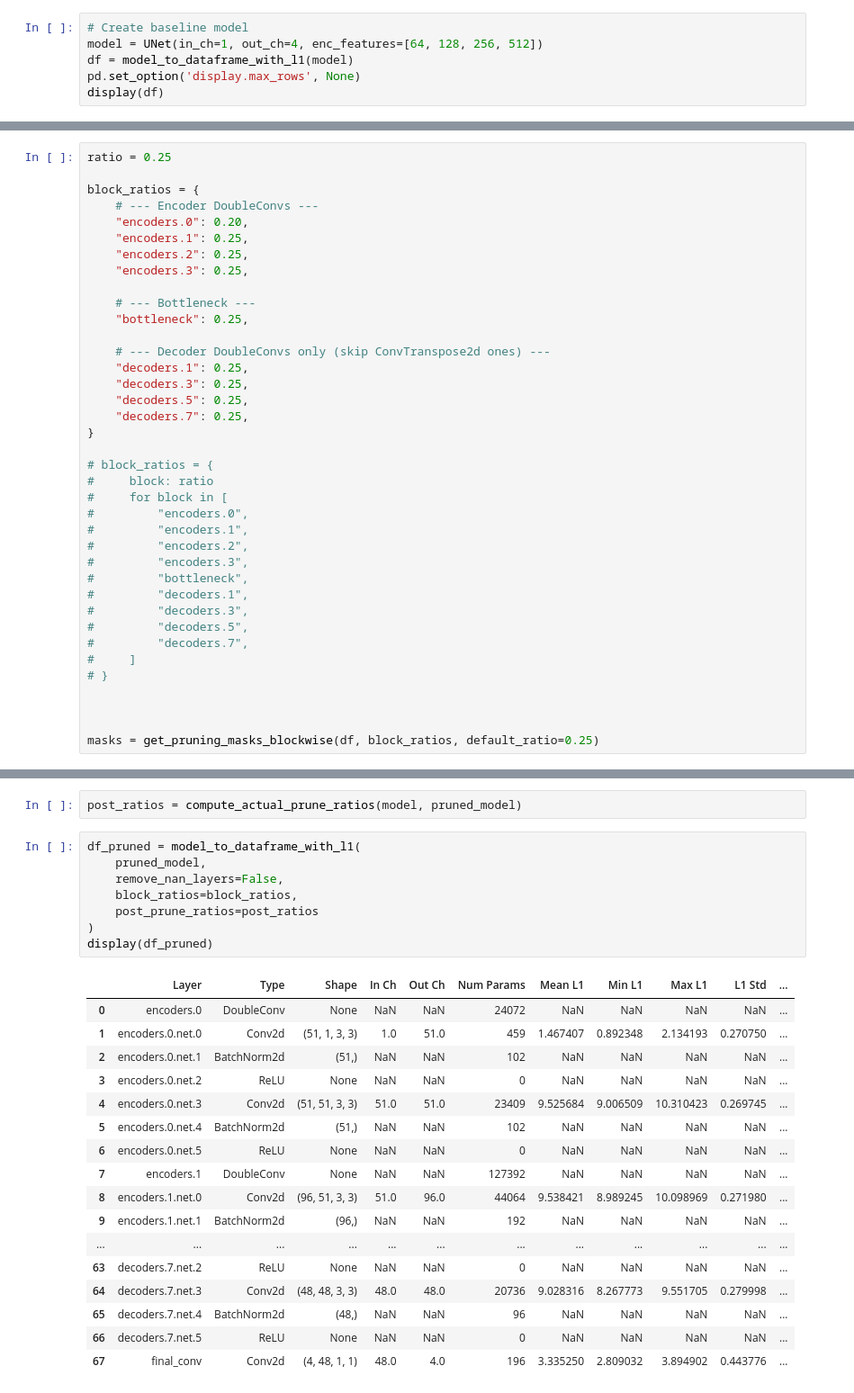
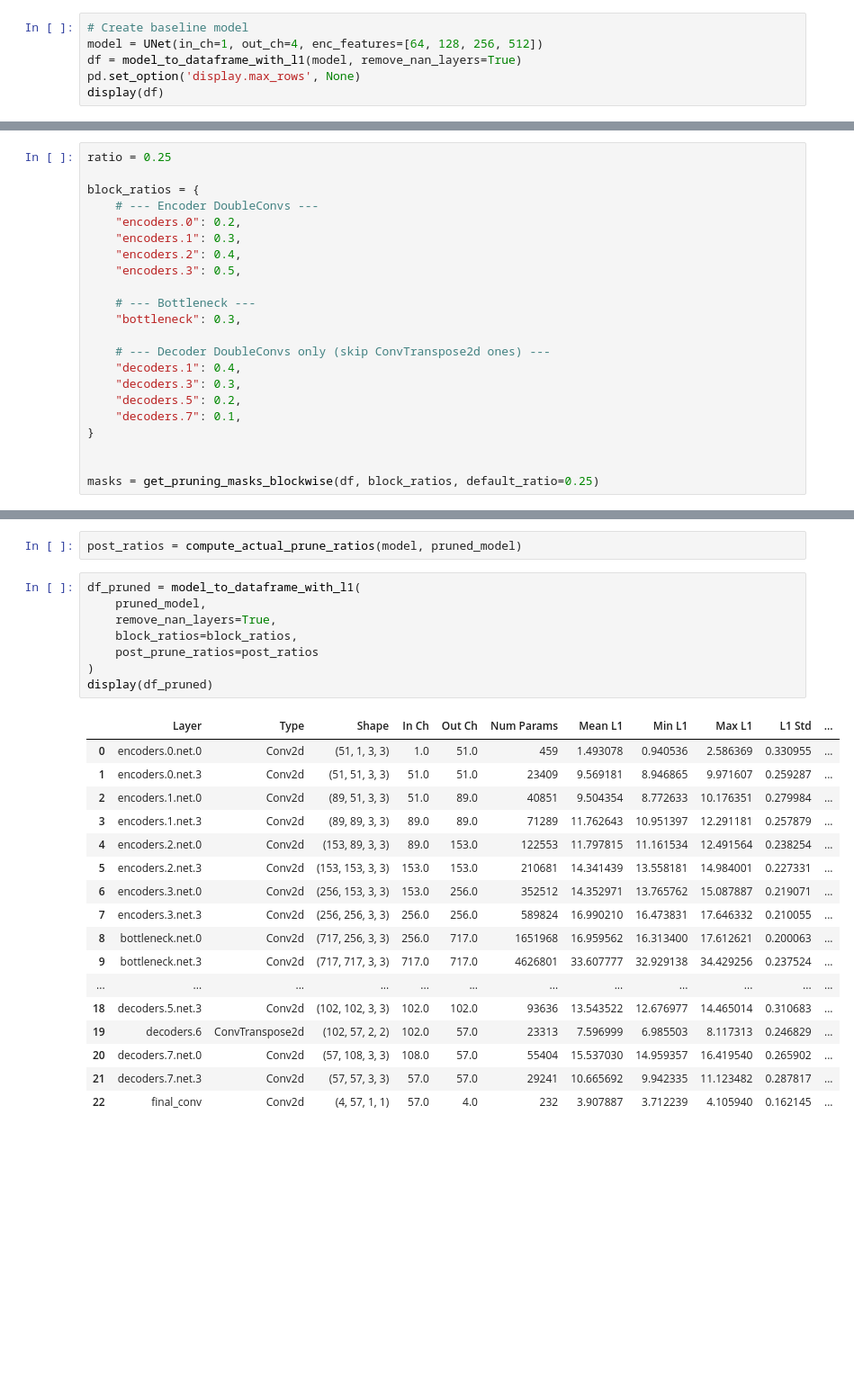
Before and after one commit to TijmenToxopeus/basic_UNet, a Jupyter notebook: src/pruning/pruning_notebook.ipynb, the cells around one changed output, grey strips where cells are left out. Shown at 90% size. Drawn from its saved outputs; the diff is of its cells as text; blank space fills up the shorter version.

```diff
--- a/src/pruning/pruning_notebook.ipynb
+++ b/src/pruning/pruning_notebook.ipynb
@@ -22,7 +22,7 @@ from src.pruning.rebuild import rebuild_pruned_unet, find_prev_conv_name
 # %%
 # Create baseline model
 model = UNet(in_ch=1, out_ch=4, enc_features=[64, 128, 256, 512])
-df = model_to_dataframe_with_l1(model)
+df = model_to_dataframe_with_l1(model, remove_nan_layers=True)
 pd.set_option('display.max_rows', None)
 display(df)
 # %% [output]
@@ -60,36 +60,20 @@ ratio = 0.25
 
 block_ratios = {
     # --- Encoder DoubleConvs ---
-    "encoders.0": 0.20,
-    "encoders.1": 0.25,
-    "encoders.2": 0.25,
-    "encoders.3": 0.25,
+    "encoders.0": 0.2,
+    "encoders.1": 0.3,
+    "encoders.2": 0.4,
+    "encoders.3": 0.5,
 
     # --- Bottleneck ---
-    "bottleneck": 0.25,
+    "bottleneck": 0.3,
 
     # --- Decoder DoubleConvs only (skip ConvTranspose2d ones) ---
-    "decoders.1": 0.25,
-    "decoders.3": 0.25,
-    "decoders.5": 0.25,
-    "decoders.7": 0.25,
+    "decoders.1": 0.4,
+    "decoders.3": 0.3,
+    "decoders.5": 0.2,
+    "decoders.7": 0.1,
 }
-
-# block_ratios = {
-#     block: ratio
-#     for block in [
-#         "encoders.0",
-#         "encoders.1",
-#         "encoders.2",
-#         "encoders.3",
-#         "bottleneck",
-#         "decoders.1",
-#         "decoders.3",
-#         "decoders.5",
-#         "decoders.7",
-#     ]
-# }
-
 
 
 masks = get_pruning_masks_blockwise(df, block_ratios, default_ratio=0.25)
@@ -145,29 +127,29 @@ post_ratios = compute_actual_prune_ratios(model, pruned_model)
 # %%
 df_pruned = model_to_dataframe_with_l1(
     pruned_model,
-    remove_nan_layers=False,
+    remove_nan_layers=True,
     block_ratios=block_ratios,
     post_prune_ratios=post_ratios
 )
 display(df_pruned)
 # %% [output]
 |  | Layer | Type | Shape | In Ch | Out Ch | Num Params | Mean L1 | Min L1 | Max L1 | L1 Std | ... |
-| 0 | encoders.0 | DoubleConv | None | NaN | NaN | 24072 | NaN | NaN | NaN | NaN | ... |
-| 1 | encoders.0.net.0 | Conv2d | (51, 1, 3, 3) | 1.0 | 51.0 | 459 | 1.467407 | 0.892348 | 2.134193 | 0.270750 | ... |
-| 2 | encoders.0.net.1 | BatchNorm2d | (51,) | NaN | NaN | 102 | NaN | NaN | NaN | NaN | ... |
-| 3 | encoders.0.net.2 | ReLU | None | NaN | NaN | 0 | NaN | NaN | NaN | NaN | ... |
-| 4 | encoders.0.net.3 | Conv2d | (51, 51, 3, 3) | 51.0 | 51.0 | 23409 | 9.525684 | 9.006509 | 10.310423 | 0.269745 | ... |
-| 5 | encoders.0.net.4 | BatchNorm2d | (51,) | NaN | NaN | 102 | NaN | NaN | NaN | NaN | ... |
-| 6 | encoders.0.net.5 | ReLU | None | NaN | NaN | 0 | NaN | NaN | NaN | NaN | ... |
-| 7 | encoders.1 | DoubleConv | None | NaN | NaN | 127392 | NaN | NaN | NaN | NaN | ... |
-| 8 | encoders.1.net.0 | Conv2d | (96, 51, 3, 3) | 51.0 | 96.0 | 44064 | 9.538421 | 8.989245 | 10.098969 | 0.271980 | ... |
-| 9 | encoders.1.net.1 | BatchNorm2d | (96,) | NaN | NaN | 192 | NaN | NaN | NaN | NaN | ... |
+| 0 | encoders.0.net.0 | Conv2d | (51, 1, 3, 3) | 1.0 | 51.0 | 459 | 1.493078 | 0.940536 | 2.586369 | 0.330955 | ... |
+| 1 | encoders.0.net.3 | Conv2d | (51, 51, 3, 3) | 51.0 | 51.0 | 23409 | 9.569181 | 8.946865 | 9.971607 | 0.259287 | ... |
+| 2 | encoders.1.net.0 | Conv2d | (89, 51, 3, 3) | 51.0 | 89.0 | 40851 | 9.504354 | 8.772633 | 10.176351 | 0.279984 | ... |
+| 3 | encoders.1.net.3 | Conv2d | (89, 89, 3, 3) | 89.0 | 89.0 | 71289 | 11.762643 | 10.951397 | 12.291181 | 0.257879 | ... |
+| 4 | encoders.2.net.0 | Conv2d | (153, 89, 3, 3) | 89.0 | 153.0 | 122553 | 11.797815 | 11.161534 | 12.491564 | 0.238254 | ... |
+| 5 | encoders.2.net.3 | Conv2d | (153, 153, 3, 3) | 153.0 | 153.0 | 210681 | 14.341439 | 13.558181 | 14.984001 | 0.227331 | ... |
+| 6 | encoders.3.net.0 | Conv2d | (256, 153, 3, 3) | 153.0 | 256.0 | 352512 | 14.352971 | 13.765762 | 15.087887 | 0.219071 | ... |
+| 7 | encoders.3.net.3 | Conv2d | (256, 256, 3, 3) | 256.0 | 256.0 | 589824 | 16.990210 | 16.473831 | 17.646332 | 0.210055 | ... |
+| 8 | bottleneck.net.0 | Conv2d | (717, 256, 3, 3) | 256.0 | 717.0 | 1651968 | 16.959562 | 16.313400 | 17.612621 | 0.200063 | ... |
+| 9 | bottleneck.net.3 | Conv2d | (717, 717, 3, 3) | 717.0 | 717.0 | 4626801 | 33.607777 | 32.929138 | 34.429256 | 0.237524 | ... |
 | ... | ... | ... | ... | ... | ... | ... | ... | ... | ... | ... | ... |
-| 63 | decoders.7.net.2 | ReLU | None | NaN | NaN | 0 | NaN | NaN | NaN | NaN | ... |
-| 64 | decoders.7.net.3 | Conv2d | (48, 48, 3, 3) | 48.0 | 48.0 | 20736 | 9.028316 | 8.267773 | 9.551705 | 0.279998 | ... |
-| 65 | decoders.7.net.4 | BatchNorm2d | (48,) | NaN | NaN | 96 | NaN | NaN | NaN | NaN | ... |
-| 66 | decoders.7.net.5 | ReLU | None | NaN | NaN | 0 | NaN | NaN | NaN | NaN | ... |
-| 67 | final_conv | Conv2d | (4, 48, 1, 1) | 48.0 | 4.0 | 196 | 3.335250 | 2.809032 | 3.894902 | 0.443776 | ... |
+| 18 | decoders.5.net.3 | Conv2d | (102, 102, 3, 3) | 102.0 | 102.0 | 93636 | 13.543522 | 12.676977 | 14.465014 | 0.310683 | ... |
+| 19 | decoders.6 | ConvTranspose2d | (102, 57, 2, 2) | 102.0 | 57.0 | 23313 | 7.596999 | 6.985503 | 8.117313 | 0.246829 | ... |
+| 20 | decoders.7.net.0 | Conv2d | (57, 108, 3, 3) | 108.0 | 57.0 | 55404 | 15.537030 | 14.959357 | 16.419540 | 0.265902 | ... |
+| 21 | decoders.7.net.3 | Conv2d | (57, 57, 3, 3) | 57.0 | 57.0 | 29241 | 10.665692 | 9.942335 | 11.123482 | 0.287817 | ... |
+| 22 | final_conv | Conv2d | (4, 57, 1, 1) | 57.0 | 4.0 | 232 | 3.907887 | 3.712239 | 4.105940 | 0.162145 | ... |
 # %%
 evaluate()
 # %% [output]
```
Also changed, not shown: parts of 4 cells of this notebook, 2 other files.
